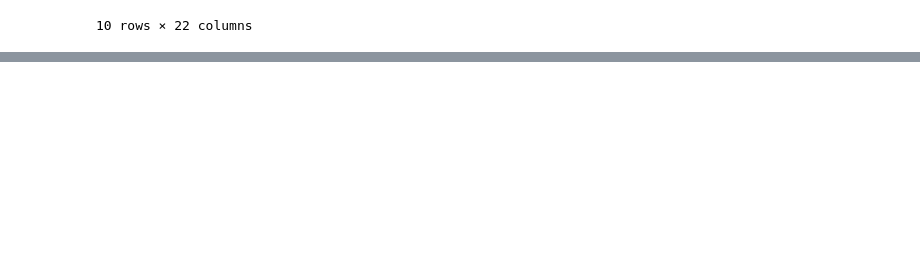
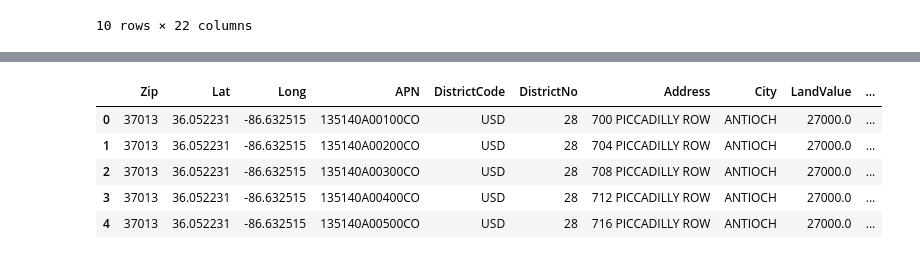
Before and after one commit to asidamo/affordable-housing, a Jupyter notebook: data-question-4-plaid-platypi.ipynb, the cells around one changed output, grey strips where cells are left out. Saved outputs shown, nothing was run; the diff lists cells and outputs as text; code cells hidden in the pictures; blank space fills up the shorter version.

```diff
--- a/data-question-4-plaid-platypi.ipynb
+++ b/data-question-4-plaid-platypi.ipynb
@@ -239,3 +241,22 @@ Coord_df.head(10)
 | 18 | 36.364891 | -86.755355 | CARN | Building Residential - New | 201614829 | Single Family Residence | 01200025600 | 06/27/2016 | 456678.0 | ... |
 | 19 | 36.128659 | -86.841815 | CARR | Building Residential - Rehab | 2017035041 | Single Family Residence | 103160B02200CO | 05/30/2017 | 40000.0 | ... |
 10 rows × 22 columns
+# %%
+# morgage formula
+# P = L[c(1 + c)n]/[(1 + c)n - 1], P=monthly payment,c=interest rate,n =number of months
+# calculate yearly spending
+Family_2013['Yearly_Housing_Spending']=12*(Family_2013.AppraisedValue-Family_2013.AppraisedValue*0.05)*(0.003958*(1+0.003958)**360)/((1+0.003958)**360-1)
+Family_2009['Yearly_Housing_Spending']=12*(Family_2009.AppraisedValue-Family_2009.AppraisedValue*0.05)*(0.003958*(1+0.003958)**360)/((1+0.003958)**360-1)
+Family_2017['Yearly_Housing_Spending']=12*(Family_2017.AppraisedValue-Family_2017.AppraisedValue*0.05)*(0.003958*(1+0.003958)**360)/((1+0.003958)**360-1)
+# %%
+AMI=68000
+
+income_cat_1=0.30* AMI
+income_cat_2=0.60*AMI
+income_cat_3=0.80*AMI
+income_cat_4=1.20*AMI
+
+print(income_cat_1)
+print(income_cat_2)
+print(income_cat_3)
+print(income_cat_4)
@@ -241,0 +268,21 @@ Coord_df.head(10)
+# %%
+cat1_spend=income_cat_1*0.3
+cat2_spend=income_cat_2*0.3
+cat3_spend=income_cat_3*0.3
+cat4_spend=income_cat_4*0.3
+# %%
+def bucket(x):
+   if x<=cat1_spend:
+       return 'cat1_spending'
+   elif x<=cat2_spend:
+        return 'cat2_spending'
+   elif x<=cat3_spend:
+       return 'cat3_spending'
+   elif x<=cat4_spend:
+       return 'cat4_spending'
+   else:
+       return 'Cat5_spending'
+
+Family_2009['Buckets']=Family_2009.Yearly_Housing_Spending.apply(bucket)
+Family_2013['Buckets']=Family_2013.Yearly_Housing_Spending.apply(bucket)
+Family_2017['Buckets']=Family_2017.Yearly_Housing_Spending.apply(bucket)
@@ -241,0 +326,10 @@ Coord_df.head(10)
+# %%
+Family_2013_zip=pd.merge(Zip_Codes,Family_2013,on='Zip')
+Family_2013_zip.head()
+# %% [output]
+|  | Zip | Lat | Long | APN | DistrictCode | DistrictNo | Address | City | LandValue | ... |
+| 0 | 37013 | 36.052231 | -86.632515 | 135140A00100CO | USD | 28 | 700 PICCADILLY ROW | ANTIOCH | 27000.0 | ... |
+| 1 | 37013 | 36.052231 | -86.632515 | 135140A00200CO | USD | 28 | 704 PICCADILLY ROW | ANTIOCH | 27000.0 | ... |
+| 2 | 37013 | 36.052231 | -86.632515 | 135140A00300CO | USD | 28 | 708 PICCADILLY ROW | ANTIOCH | 27000.0 | ... |
+| 3 | 37013 | 36.052231 | -86.632515 | 135140A00400CO | USD | 28 | 712 PICCADILLY ROW | ANTIOCH | 27000.0 | ... |
+| 4 | 37013 | 36.052231 | -86.632515 | 135140A00500CO | USD | 28 | 716 PICCADILLY ROW | ANTIOCH | 27000.0 | ... |
```
Also changed, not shown: parts of 17 cells of this notebook, 1 other file.
